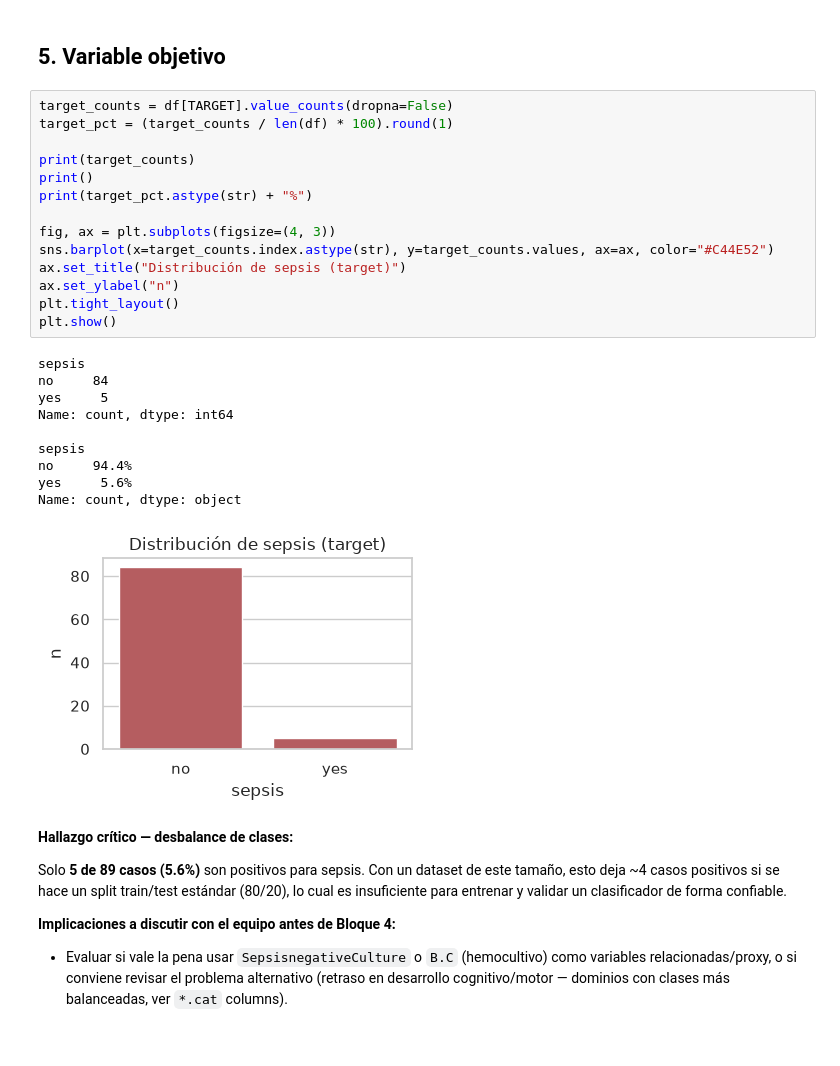
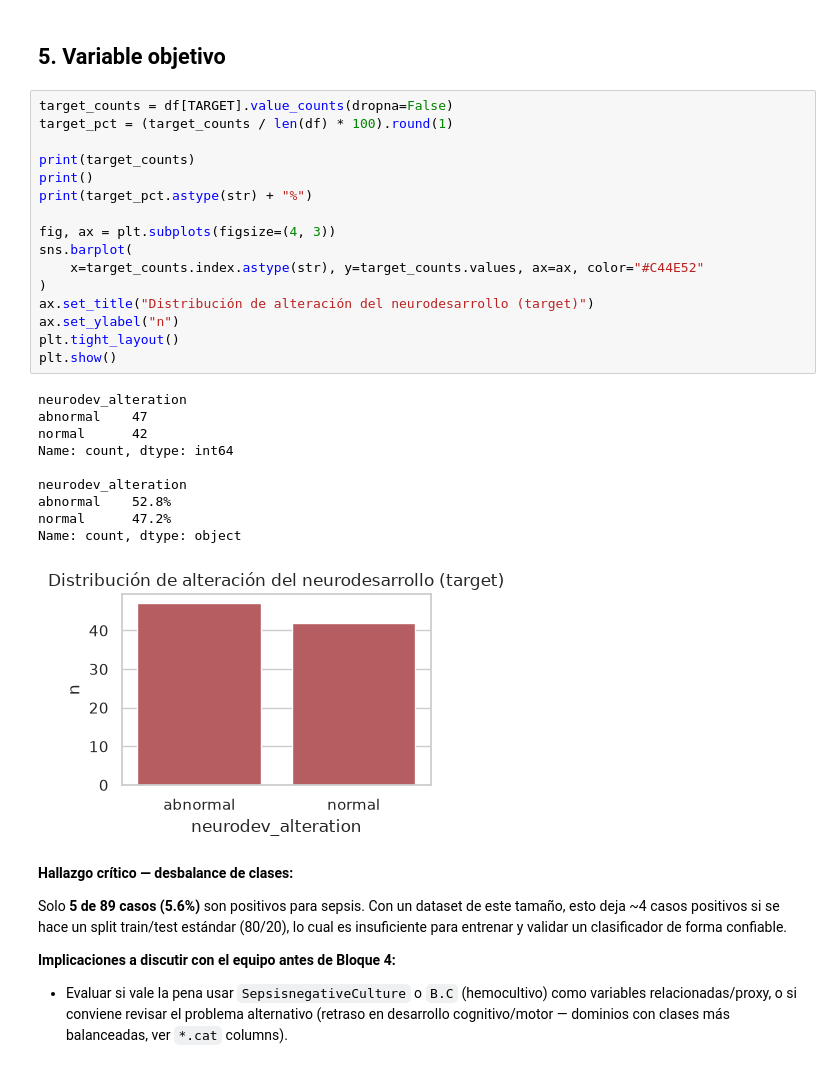
Before and after one commit to MAIA-FinalProject/Microproyecto, a Jupyter notebook: notebooks/EDA.ipynb, the cells around one changed output. Cells and saved outputs as stored; diff of their text form.

Commit message:
fix: composite target, stale sepsis label, lint/format/type errors

```diff
--- a/notebooks/EDA.ipynb
+++ b/notebooks/EDA.ipynb
@@ -198,28 +200,30 @@ plot_categorical_group(df, INTERVENTION_VARS, "Intervenciones médicas")
 # %%
 target_counts = df[TARGET].value_counts(dropna=False)
 target_pct = (target_counts / len(df) * 100).round(1)
 
 print(target_counts)
 print()
 print(target_pct.astype(str) + "%")
 
 fig, ax = plt.subplots(figsize=(4, 3))
-sns.barplot(x=target_counts.index.astype(str), y=target_counts.values, ax=ax, color="#C44E52")
-ax.set_title("Distribución de sepsis (target)")
+sns.barplot(
+    x=target_counts.index.astype(str), y=target_counts.values, ax=ax, color="#C44E52"
+)
+ax.set_title("Distribución de alteración del neurodesarrollo (target)")
 ax.set_ylabel("n")
 plt.tight_layout()
 plt.show()
 # %% [output]
-sepsis
-no     84
-yes     5
+neurodev_alteration
+abnormal    47
+normal      42
 Name: count, dtype: int64
 
-sepsis
-no     94.4%
-yes     5.6%
+neurodev_alteration
+abnormal    52.8%
+normal      47.2%
 Name: count, dtype: object
-[figure, old version]
+[figure, new version]
 # %% [markdown]
 **Hallazgo crítico — desbalance de clases:**
 
```
Also changed, not shown: parts of 5 cells of this notebook, 3 other files.
